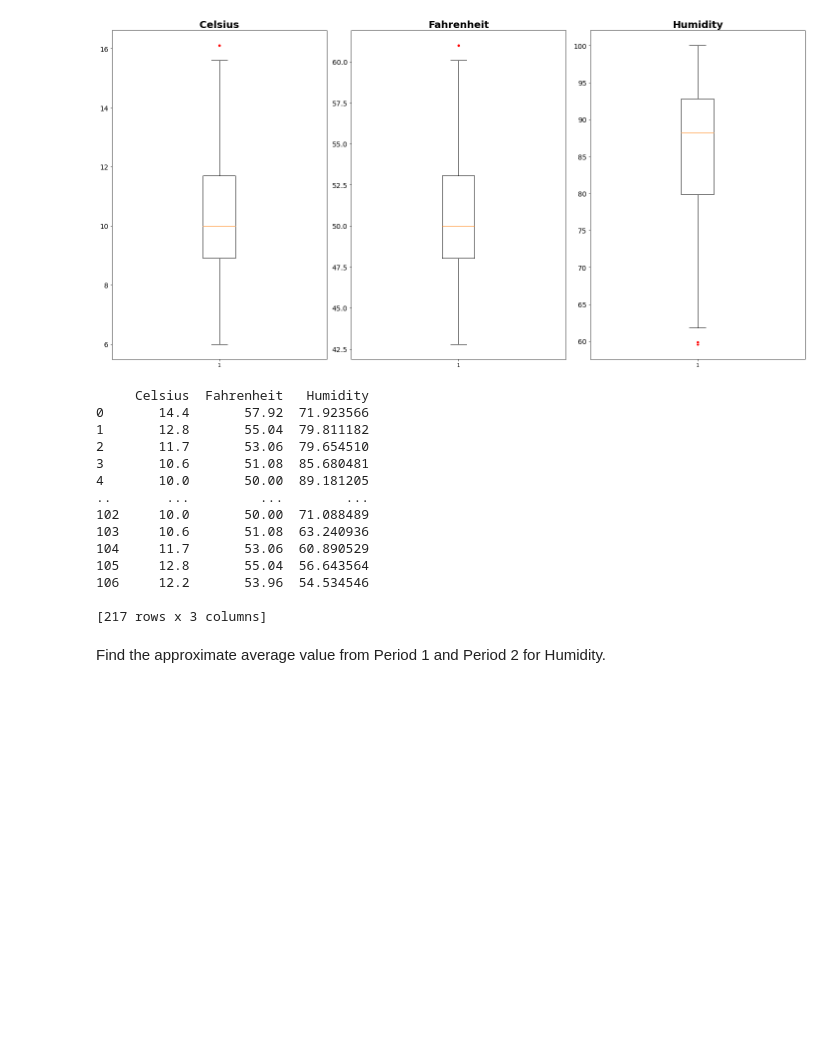
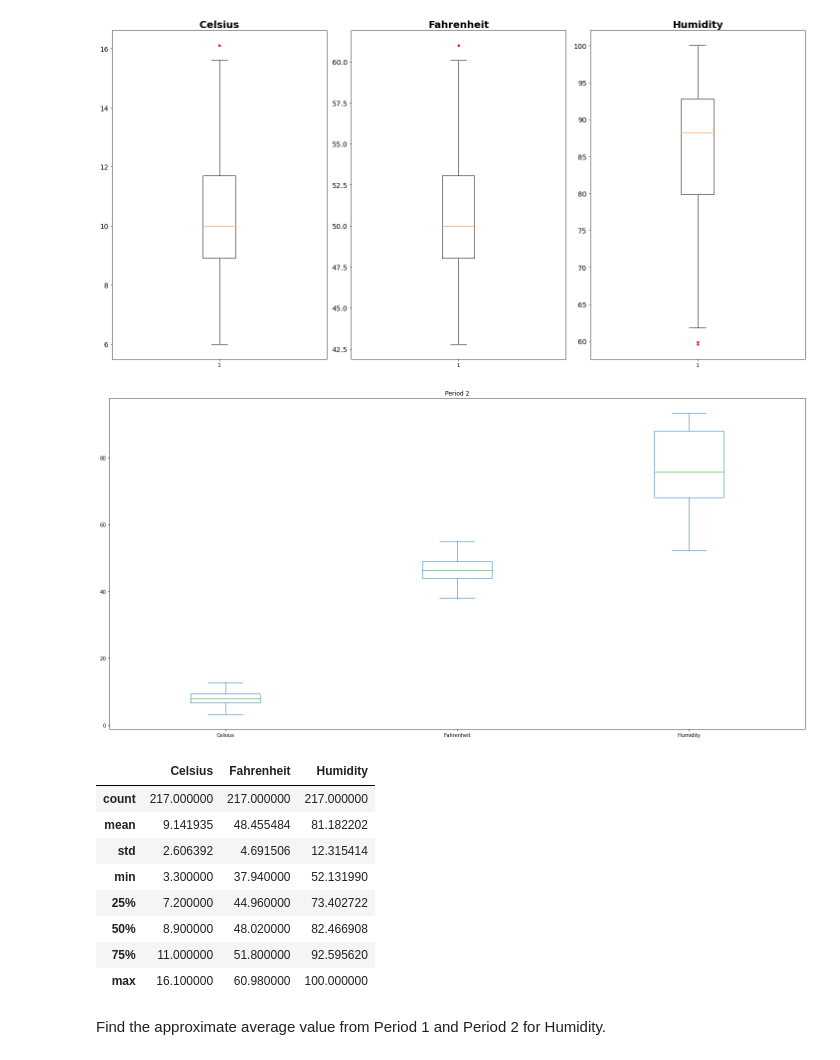
Before and after one commit to ben-hill33/weather-api, a Jupyter notebook: mod_5/extractedDataVis.ipynb, the cells around one changed output. Drawn from its saved outputs; the diff is of its cells as text; code cells hidden in the pictures; blank space fills up the shorter version.

```diff
--- a/mod_5/extractedDataVis.ipynb
+++ b/mod_5/extractedDataVis.ipynb
@@ -121,27 +114,31 @@ for i, ax in enumerate(axs.flat):
 plt.tight_layout()
 # %% [output]
 [figure]
+# %%
+plt.rcParams["figure.figsize"] = [20, 10]
+plt.rcParams["figure.autolayout"] = True
+
+ax = df2[['Celsius', 'Fahrenheit', 'Humidity']].plot(kind='box', title='Period 2')
+
+plt.show()
+# %% [output]
+[figure, added]
 # %%
 
 df_merged = pd.concat(
     map(pd.read_csv, ['../assets/data/formatdata.csv', '../assets/data/formatdata2.csv'])
 )
-print(df_merged)
+df_merged.describe()
 # %% [output]
-     Celsius  Fahrenheit   Humidity
-0       14.4       57.92  71.923566
-1       12.8       55.04  79.811182
-2       11.7       53.06  79.654510
-3       10.6       51.08  85.680481
-4       10.0       50.00  89.181205
-..       ...         ...        ...
-102     10.0       50.00  71.088489
-103     10.6       51.08  63.240936
-104     11.7       53.06  60.890529
-105     12.8       55.04  56.643564
-106     12.2       53.96  54.534546
-
-[217 rows x 3 columns]
+|  | Celsius | Fahrenheit | Humidity |
+| count | 217.000000 | 217.000000 | 217.000000 |
+| mean | 9.141935 | 48.455484 | 81.182202 |
+| std | 2.606392 | 4.691506 | 12.315414 |
+| min | 3.300000 | 37.940000 | 52.131990 |
+| 25% | 7.200000 | 44.960000 | 73.402722 |
+| 50% | 8.900000 | 48.020000 | 82.466908 |
+| 75% | 11.000000 | 51.800000 | 92.595620 |
+| max | 16.100000 | 60.980000 | 100.000000 |
 # %% [markdown]
 Find the approximate average value from Period 1 and Period 2 for Humidity.
 # %% [markdown]
```
Also changed, not shown: parts of 2 cells of this notebook.
